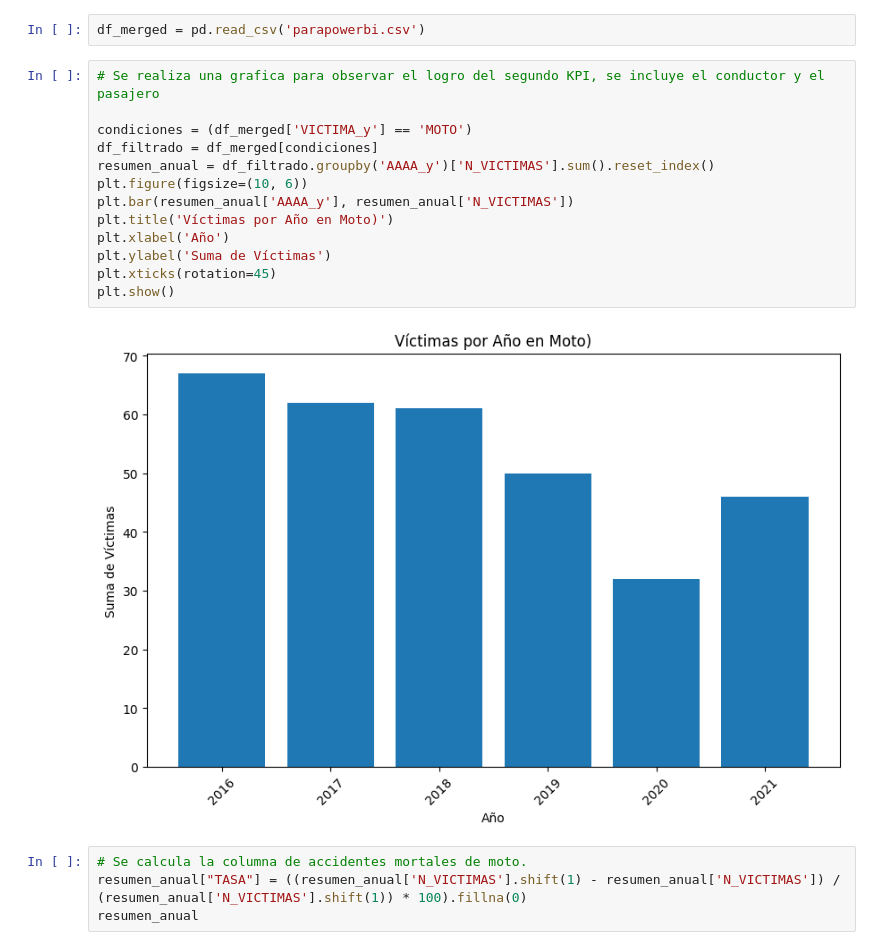
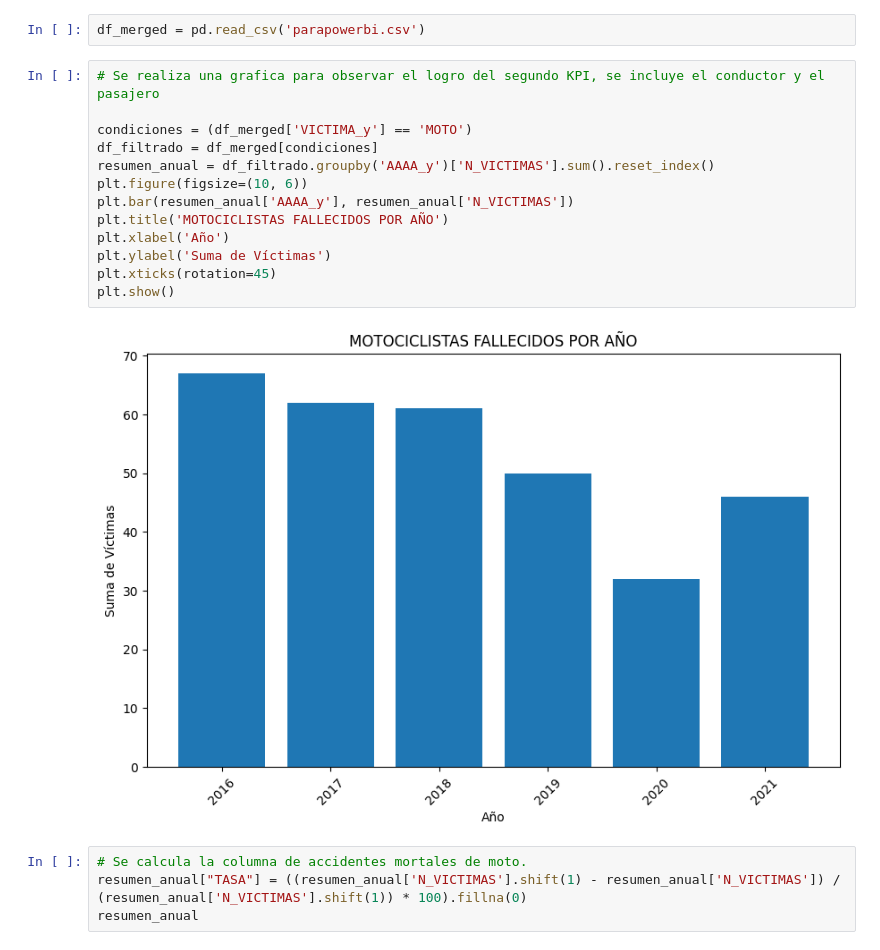
Before and after one commit to willflorez/accidentesVialesBA, a Jupyter notebook: kpis.ipynb, the cells around one changed output. Saved outputs shown, nothing was run; the diff lists cells and outputs as text.

```diff
--- a/kpis.ipynb
+++ b/kpis.ipynb
@@ -93,18 +93,18 @@ df_merged = pd.read_csv('parapowerbi.csv')
 # %%
 # Se realiza una grafica para observar el logro del segundo KPI, se incluye el conductor y el pasajero
 
 condiciones = (df_merged['VICTIMA_y'] == 'MOTO')
 df_filtrado = df_merged[condiciones]
 resumen_anual = df_filtrado.groupby('AAAA_y')['N_VICTIMAS'].sum().reset_index()
 plt.figure(figsize=(10, 6))
 plt.bar(resumen_anual['AAAA_y'], resumen_anual['N_VICTIMAS'])
-plt.title('Víctimas por Año en Moto)')
+plt.title('MOTOCICLISTAS FALLECIDOS POR AÑO')
 plt.xlabel('Año')
 plt.ylabel('Suma de Víctimas')
 plt.xticks(rotation=45)
 plt.show()
 # %% [output]
-[figure, old version]
+[figure, new version]
 # %%
 # Se calcula la columna de accidentes mortales de moto.
 resumen_anual["TASA"] = ((resumen_anual['N_VICTIMAS'].shift(1) - resumen_anual['N_VICTIMAS']) / (resumen_anual['N_VICTIMAS'].shift(1)) * 100).fillna(0)
```
